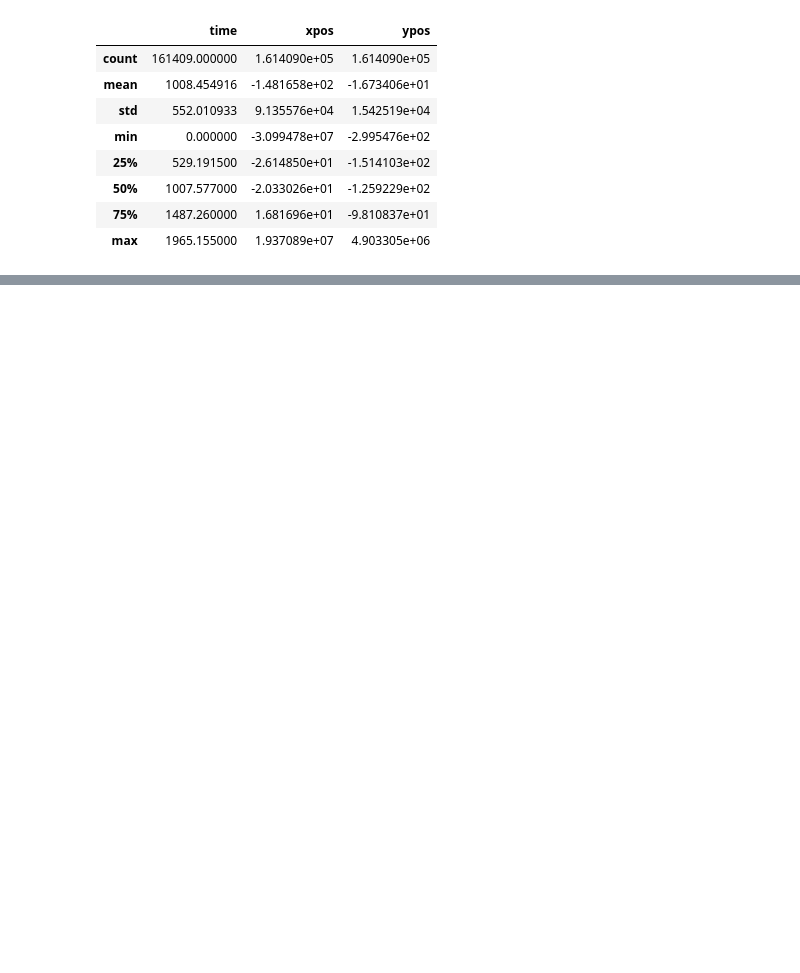
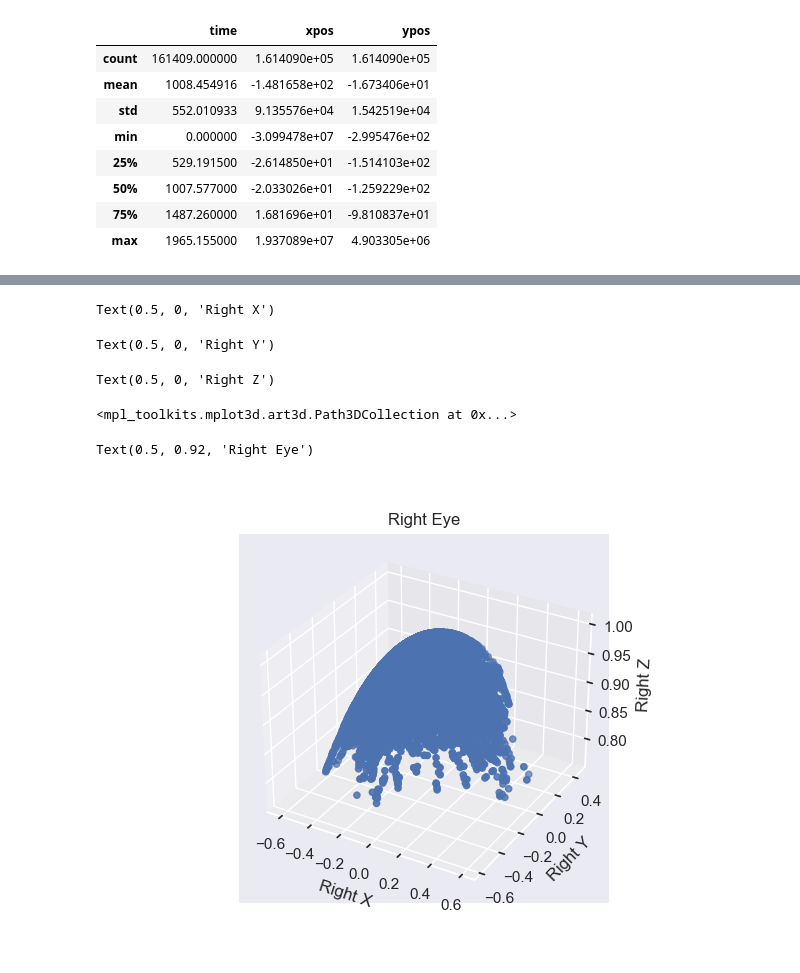
Before and after one commit to vutuanlinh2661998/pilot_analytics, a Jupyter notebook: Pilot_Analytics.ipynb, the cells around one changed output, grey strips where cells are left out. Cells and saved outputs as stored; diff of their text form; code cells hidden in the pictures; blank space fills up the shorter version.

```diff
--- a/Pilot_Analytics.ipynb
+++ b/Pilot_Analytics.ipynb
@@ -226,0 +291,26 @@ sns.pairplot(df_log.drop(columns = ['ElapsedTime[s]']))
+# %%
+# %matplotlib widget
+# from mpl_toolkits.mplot3d import Axes3D
+
+sns.set(style = "darkgrid")
+fig = plt.figure()
+ax = fig.add_subplot(111, projection = '3d')
+
+x = df_vector['gazeRightVec.x']
+y = df_vector['gazeRightVec.y']
+z = df_vector['gazeRightVec.z']
+
+
+ax.set_xlabel("Right X")
+ax.set_ylabel("Right Y")
+ax.set_zlabel("Right Z")
+ax.scatter(x, y, z)
+ax.set_title("Right Eye")
+plt.show()
+# %% [output]
+Text(0.5, 0, 'Right X')
+Text(0.5, 0, 'Right Y')
+Text(0.5, 0, 'Right Z')
+<mpl_toolkits.mplot3d.art3d.Path3DCollection at 0x...>
+Text(0.5, 0.92, 'Right Eye')
+[figure, added]
```
Also changed, not shown: parts of 30 cells of this notebook.
